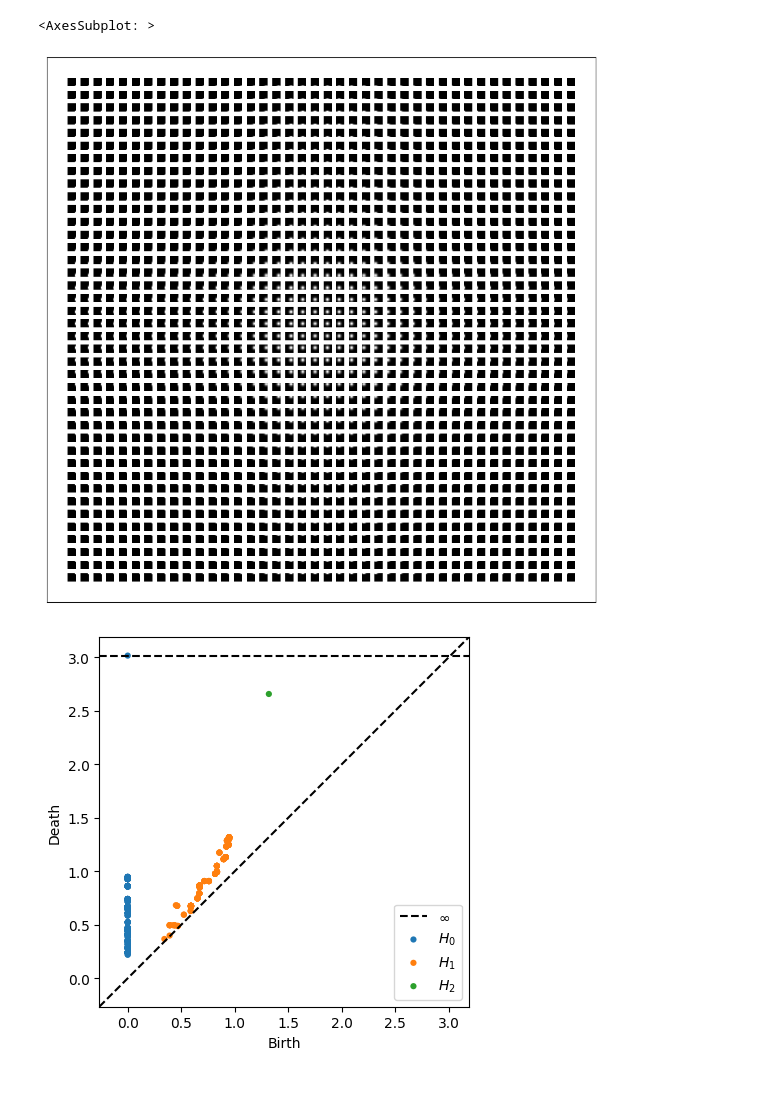
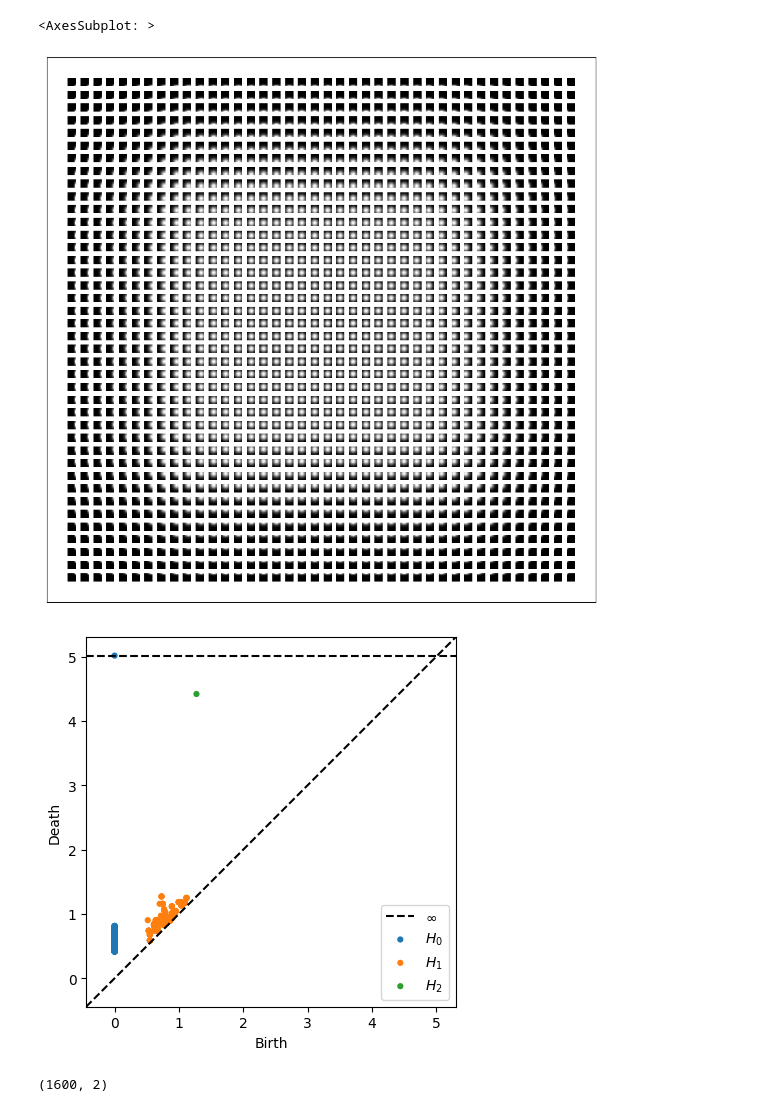
Before and after one commit to mtsch/DREiMac, a Jupyter notebook: docs/notebooks/movingDot.ipynb, the cells around one changed output. Cells and saved outputs as stored; diff of their text form; code cells hidden in the pictures.

```diff
--- a/docs/notebooks/movingDot.ipynb
+++ b/docs/notebooks/movingDot.ipynb
@@ -13,42 +12,41 @@ The autoreload extension is already loaded. To reload it, use:
 # %%
 def moving_dot(sqrt_num_images):
     def gkern(l=5, mu=0, sig=1.):
-        """\
-        creates gaussian kernel with side length `l` and a sigma of `sig`
-        """
         ax = np.linspace(-(l - 1) / 2., (l - 1) / 2., l)
         gauss_x = np.exp(-0.5 * np.square(ax - mu[0]) / np.square(sig))
         gauss_y = np.exp(-0.5 * np.square(ax - mu[1]) / np.square(sig))
         kernel = np.outer(gauss_x, gauss_y)
         return kernel
 
     img_len = 10
     P = np.zeros((sqrt_num_images**2,img_len*img_len))
     bound = 15
-    xs = np.linspace(-bound,bound,sqrt_num_images)
+    xs = bound * np.power(np.linspace(-1,1,sqrt_num_images), 3)
     ys = -xs
     i = 0
     for x in xs:
         for y in ys:
-            P[i] = gkern(l=img_len, mu=np.array([x,y]), sig=1.5).flatten()
+            P[i] = gkern(l=img_len, mu=np.array([x,y]), sig=3).flatten()
             i+=1
     return P
 
 P = moving_dot(40)
 
 plt.figure(figsize=(12,12))
 PlotUtils.plot_patches(P, zoom=1)
 # %% [output]
 <AxesSubplot: >
-[figure, old version]
+[figure, new version]
 # %%
 cpc = ComplexProjectiveCoords(P, n_landmarks=300)
 
 fig = plt.figure()
 plot_diagrams(cpc.dgms_)
 # %% [output]
-[figure, old version]
+[figure, new version]
 # %%
-coords = cpc.get_coordinates(perc=0.9, HARDCODE=False)
+coords = cpc.get_coordinates(perc=0.3, HARDCODE=False, partunity_fn=PartUnity.exp)
 print(coords.shape)
 coords_R3 = ProjectiveMapUtils.hopf_map(coords)
+# %% [output]
+(1600, 2)
```
Also changed, not shown: parts of 4 cells of this notebook, 5 other files.
